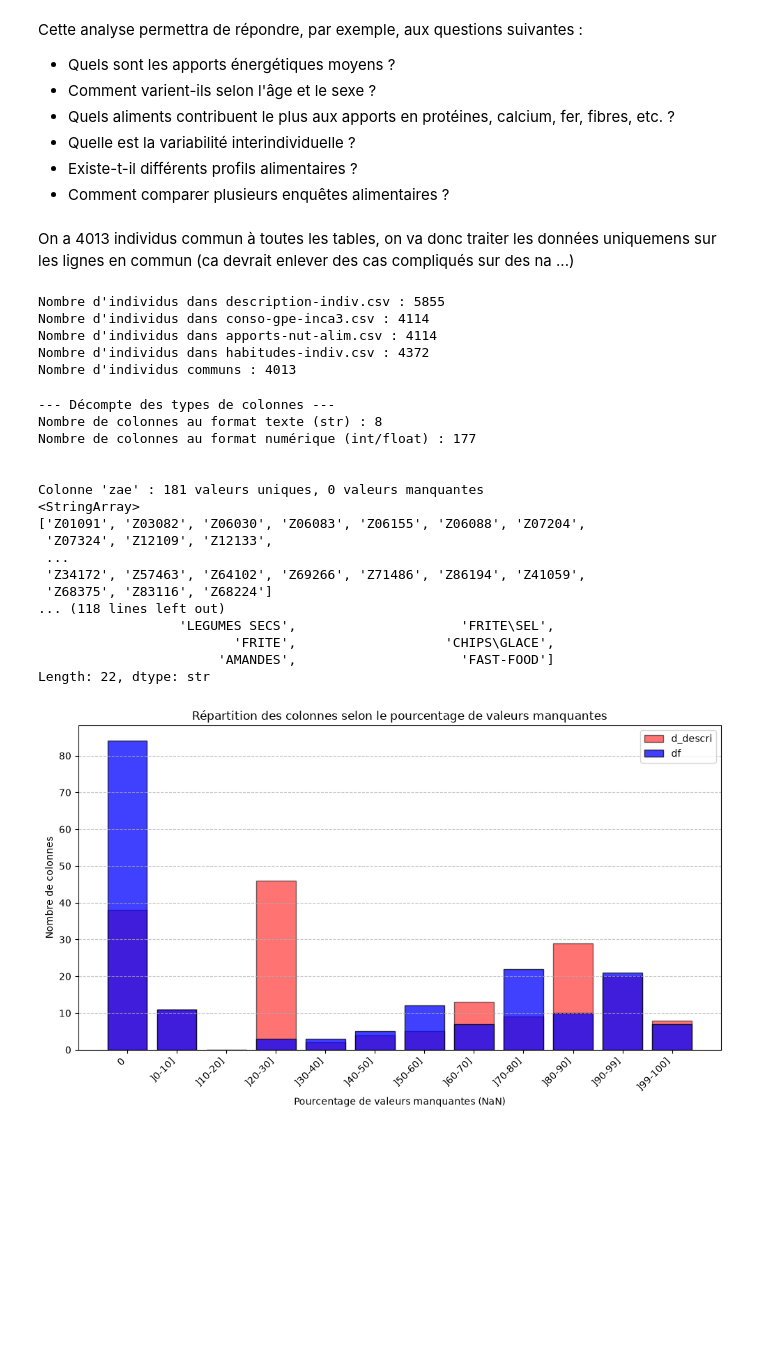
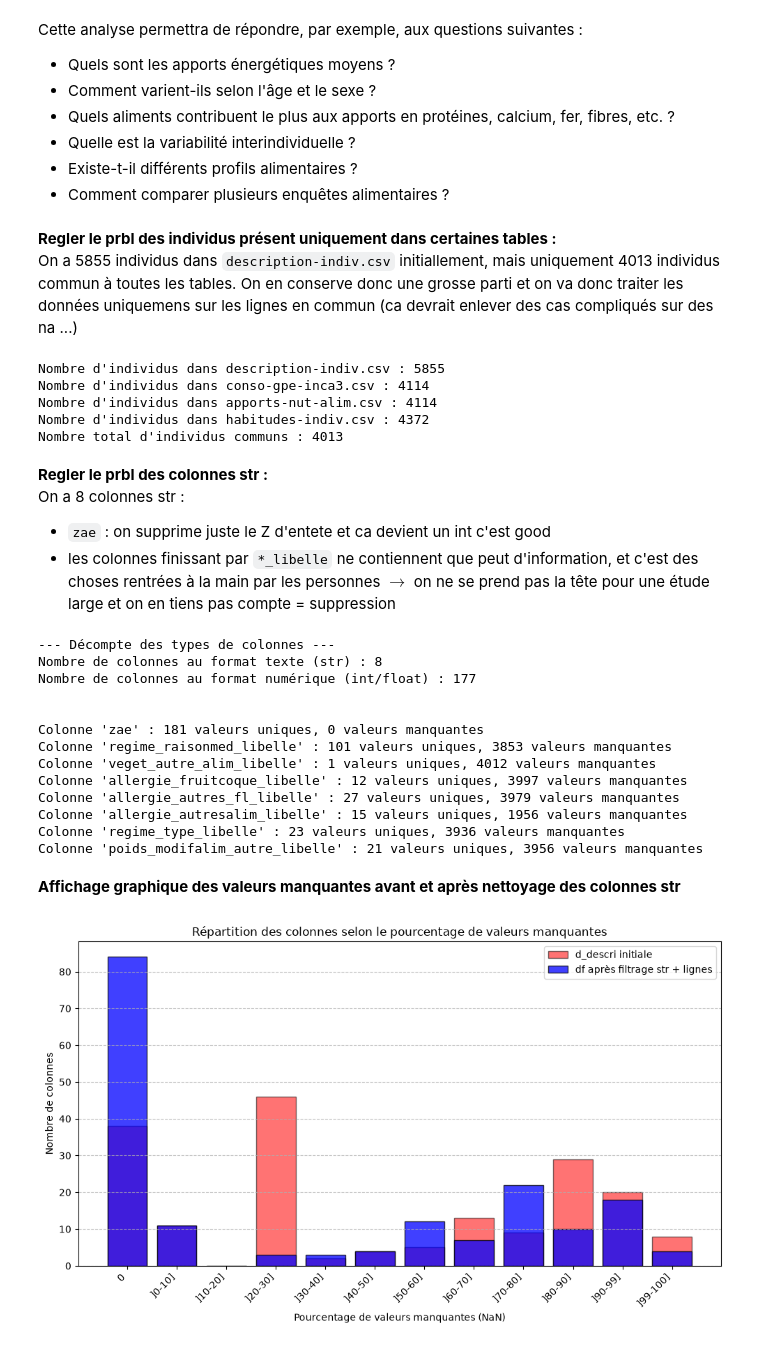
Before and after one commit to Mithrafk/Projet_Collab_Sabine, a Jupyter notebook: TP7/7_projet.ipynb, the cells around one changed output. Cells and saved outputs as stored; diff of their text form; code cells hidden in the pictures; blank space fills up the shorter version.

```diff
--- a/TP7/7_projet.ipynb
+++ b/TP7/7_projet.ipynb
@@ -41,7 +41,8 @@ import matplotlib.pyplot as plt
 import numpy as np
 import pandas as pd
 # %% [markdown]
-On a 4013 individus commun à toutes les tables, on va donc traiter les données uniquemens sur les lignes en commun (ca devrait enlever des cas compliqués sur des na ...)
+**Regler le prbl des individus présent uniquement dans certaines tables :**
+On a 5855 individus dans `description-indiv.csv` initiallement, mais uniquement 4013 individus commun à toutes les tables. On en conserve donc une grosse parti et on va donc traiter les données uniquemens sur les lignes en commun (ca devrait enlever des cas compliqués sur des na ...)
 # %%
 d_descri = pd.read_csv("tables/description-indiv.csv", sep=";", low_memory=False) #, low_memory=False uniquement pour supprimer le warning sur les colonnes de type object (colonnes qu'on supprime après de tte manière)
 d_gpe = pd.read_csv("tables/conso-gpe-inca3.csv", sep=";")
@@ -49,19 +50,45 @@ d_app = pd.read_csv("tables/apports-nut-alim.csv", sep=";")
 d_hab = pd.read_csv("tables/habitudes-indiv.csv", sep=";", low_memory=False)
 
 noind_communs = set(d_gpe['NOIND']) & set(d_app['NOIND']) & set(d_hab['NOIND']) & set(d_descri['NOIND'])
-df = d_descri[d_descri['NOIND'].isin(noind_communs)]
 
 print(f"Nombre d'individus dans description-indiv.csv : {len(d_descri)}")
 print(f"Nombre d'individus dans conso-gpe-inca3.csv : {len(d_gpe)}")
 print(f"Nombre d'individus dans apports-nut-alim.csv : {len(d_app)}")
 print(f"Nombre d'individus dans habitudes-indiv.csv : {len(d_hab)}")
-print(f"Nombre d'individus communs : {len(noind_communs)}")
+print(f"Nombre total d'individus communs : {len(noind_communs)}")
+
+df = (
+    d_descri[d_descri["NOIND"].isin(noind_communs)]
+    # .merge(
+    #     d_gpe[d_gpe["NOIND"].isin(noind_communs)],
+    #     on="NOIND",
+    #     how="inner",
+    #     suffixes=("_descri", "_gpe")
+    # )
+    # .merge(
+    #     d_app[d_app["NOIND"].isin(noind_communs)],
+    #     on="NOIND",
+    #     how="inner",
+    #     suffixes=("", "_app")
+    # )
+    # .merge(
+    #     d_hab[d_hab["NOIND"].isin(noind_communs)],
+    #     on="NOIND",
+    #     how="inner",
+    #     suffixes=("", "_hab")
+    # )
+)
 # %% [output]
 Nombre d'individus dans description-indiv.csv : 5855
 Nombre d'individus dans conso-gpe-inca3.csv : 4114
 Nombre d'individus dans apports-nut-alim.csv : 4114
 Nombre d'individus dans habitudes-indiv.csv : 4372
-Nombre d'individus communs : 4013
+Nombre total d'individus communs : 4013
+# %% [markdown]
+**Regler le prbl des colonnes str :**
+On a 8 colonnes str :
+- `zae` : on supprime juste le Z d'entete et ca devient un int c'est good
+- les colonnes finissant par `*_libelle` ne contiennent que peut d'information, et c'est des choses rentrées à la main par les personnes $\to$ on ne se prend pas la tête pour une étude large et on en tiens pas compte = suppression
 # %%
 nb_str = len(df.select_dtypes(include=['object', 'string']).columns)
 nb_num = len(df.select_dtypes(include=['number']).columns)
@@ -74,7 +101,7 @@ print('\n')
 d_str = df.select_dtypes(include=['object', 'string'])
 for k in d_str.columns:
     print(f"Colonne '{k}' : {d_str[k].nunique()} valeurs uniques, {d_str[k].isna().sum()} valeurs manquantes")
-    print(d_str[k].unique())
+    # print(d_str[k].unique())
 
 df["zae"] = df["zae"].str[1:].astype("Int64") # Z78267 -> 78267
 colonnes_libelle = df.columns[df.columns.str.endswith("_libelle")]
@@ -86,17 +113,15 @@ Nombre de colonnes au format numérique (int/float) : 177
 
 
 Colonne 'zae' : 181 valeurs uniques, 0 valeurs manquantes
-<StringArray>
-['Z01091', 'Z03082', 'Z06030', 'Z06083', 'Z06155', 'Z06088', 'Z07204',
- 'Z07324', 'Z12109', 'Z12133',
- ...
- 'Z34172', 'Z57463', 'Z64102', 'Z69266', 'Z71486', 'Z86194', 'Z41059',
- 'Z68375', 'Z83116', 'Z68224']
-... (118 lines left out)
-                  'LEGUMES SECS',                     'FRITE\SEL',
-                         'FRITE',                   'CHIPS\GLACE',
-                       'AMANDES',                     'FAST-FOOD']
-Length: 22, dtype: str
+Colonne 'regime_raisonmed_libelle' : 101 valeurs uniques, 3853 valeurs manquantes
+Colonne 'veget_autre_alim_libelle' : 1 valeurs uniques, 4012 valeurs manquantes
+Colonne 'allergie_fruitcoque_libelle' : 12 valeurs uniques, 3997 valeurs manquantes
+Colonne 'allergie_autres_fl_libelle' : 27 valeurs uniques, 3979 valeurs manquantes
+Colonne 'allergie_autresalim_libelle' : 15 valeurs uniques, 1956 valeurs manquantes
+Colonne 'regime_type_libelle' : 23 valeurs uniques, 3936 valeurs manquantes
+Colonne 'poids_modifalim_autre_libelle' : 21 valeurs uniques, 3956 valeurs manquantes
+# %% [markdown]
+**Affichage graphique des valeurs manquantes avant et après nettoyage des colonnes str**
 # %%
 # Pourcentage de valeurs manquantes dans les deux tables
 nan_descri = d_descri.isna().mean() * 100
@@ -116,33 +141,33 @@ counts_df = pd.cut(
     nan_df, bins=bins, labels=labels
 ).value_counts(sort=False)
 
 x = np.arange(len(labels))
 
 plt.figure(figsize=(10, 6))
 
 # Table d_descri en arrière-plan
 plt.bar(
     x, counts_descri.values,
     color='red', alpha=0.55,
-    edgecolor='black', label='d_descri'
+    edgecolor='black', label='d_descri initiale'
 )
 
 # Table df au premier plan
 plt.bar(
     x, counts_df.values,
     color='blue', alpha=0.75,
-    edgecolor='black', label='df'
+    edgecolor='black', label='df après filtrage str + lignes'
 )
 
 plt.title("Répartition des colonnes selon le pourcentage de valeurs manquantes")
 plt.xlabel("Pourcentage de valeurs manquantes (NaN)")
 plt.ylabel("Nombre de colonnes")
 plt.xticks(x, labels, rotation=45, ha='right')
 plt.grid(axis='y', linestyle='--', alpha=0.7)
 plt.legend()
 plt.tight_layout()
 
 # plt.savefig("graphs/nan_distribution_comparaison.png")
 plt.show()
 # %% [output]
-[figure, old version]
+[figure, new version]
```
Also changed, not shown: parts of 3 cells of this notebook, 1 other file.
